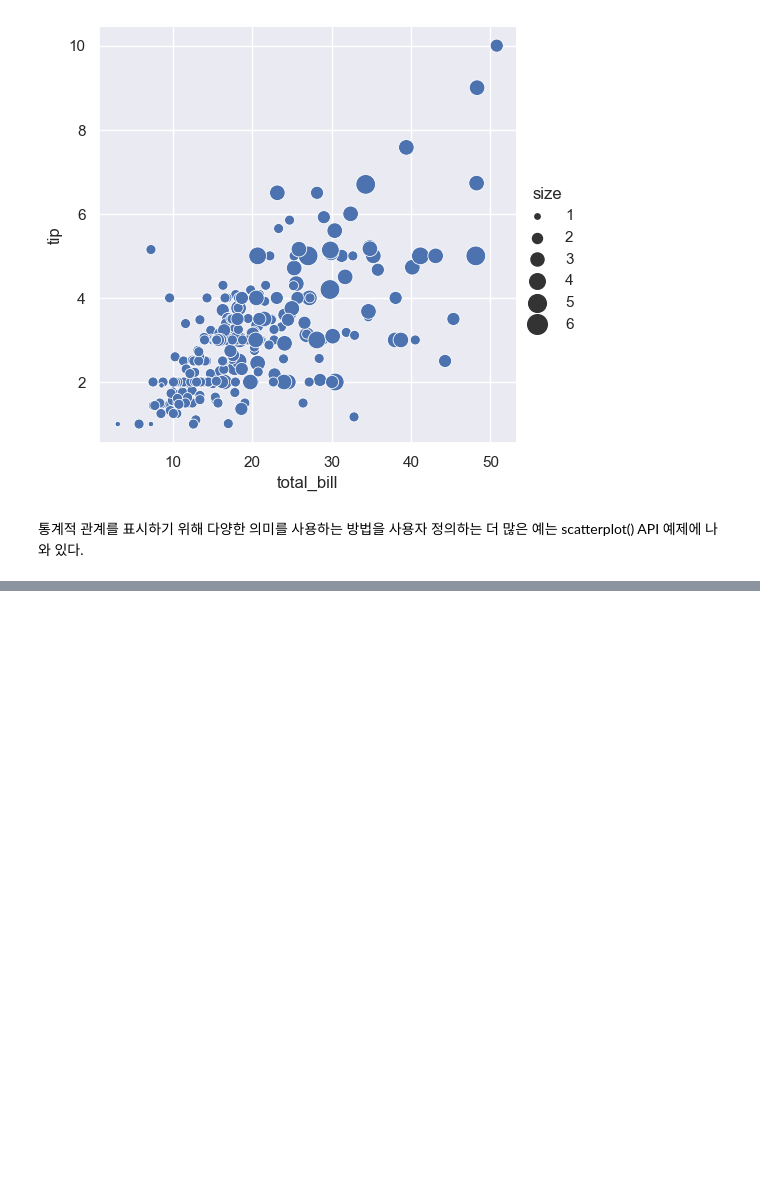
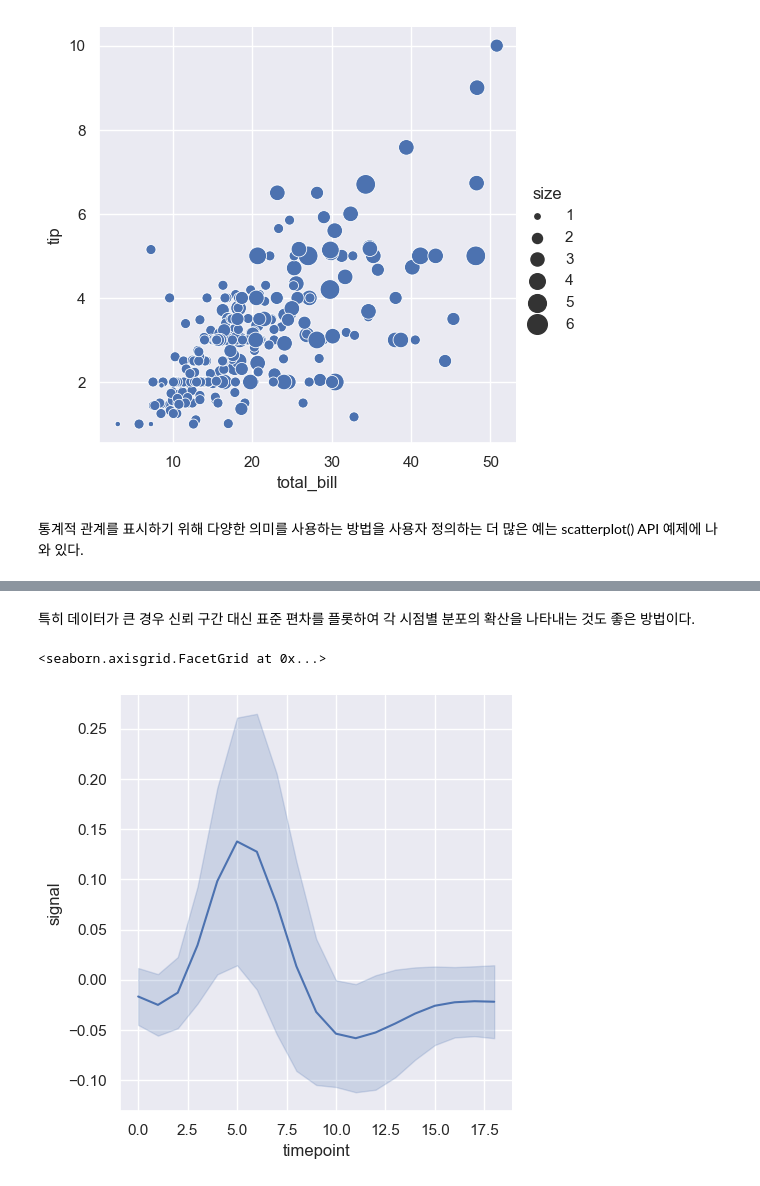
Before and after one commit to channseo/transcribe_tutorials, a Jupyter notebook: seaborn/06 Visualizing statistical relationships.ipynb, the cells around one changed output, grey strips where cells are left out. Saved outputs shown, nothing was run; the diff lists cells and outputs as text; code cells hidden in the pictures; blank space fills up the shorter version.

```diff
--- a/seaborn/06 Visualizing statistical relationships.ipynb
+++ b/seaborn/06 Visualizing statistical relationships.ipynb
@@ -96,0 +128,10 @@ sns.relplot(
+# %% [markdown]
+특히 데이터가 큰 경우 신뢰 구간 대신 표준 편차를 플롯하여 각 시점별 분포의 확산을 나타내는 것도 좋은 방법이다.
+# %%
+sns.relplot(
+    data=fmri, kind="line",
+    x="timepoint", y="signal", errorbar="sd",
+)
+# %% [output]
+<seaborn.axisgrid.FacetGrid at 0x...>
+[figure, added]
```
Also changed, not shown: parts of 8 cells of this notebook.
